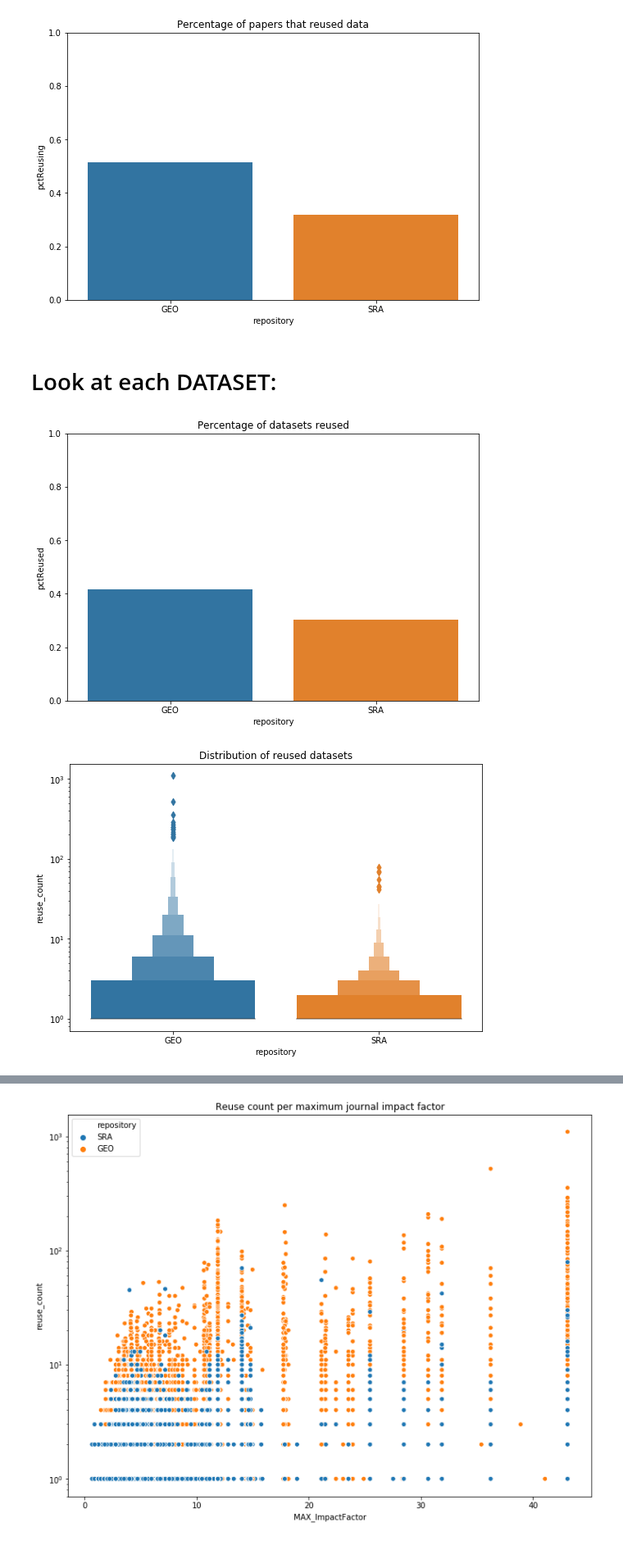
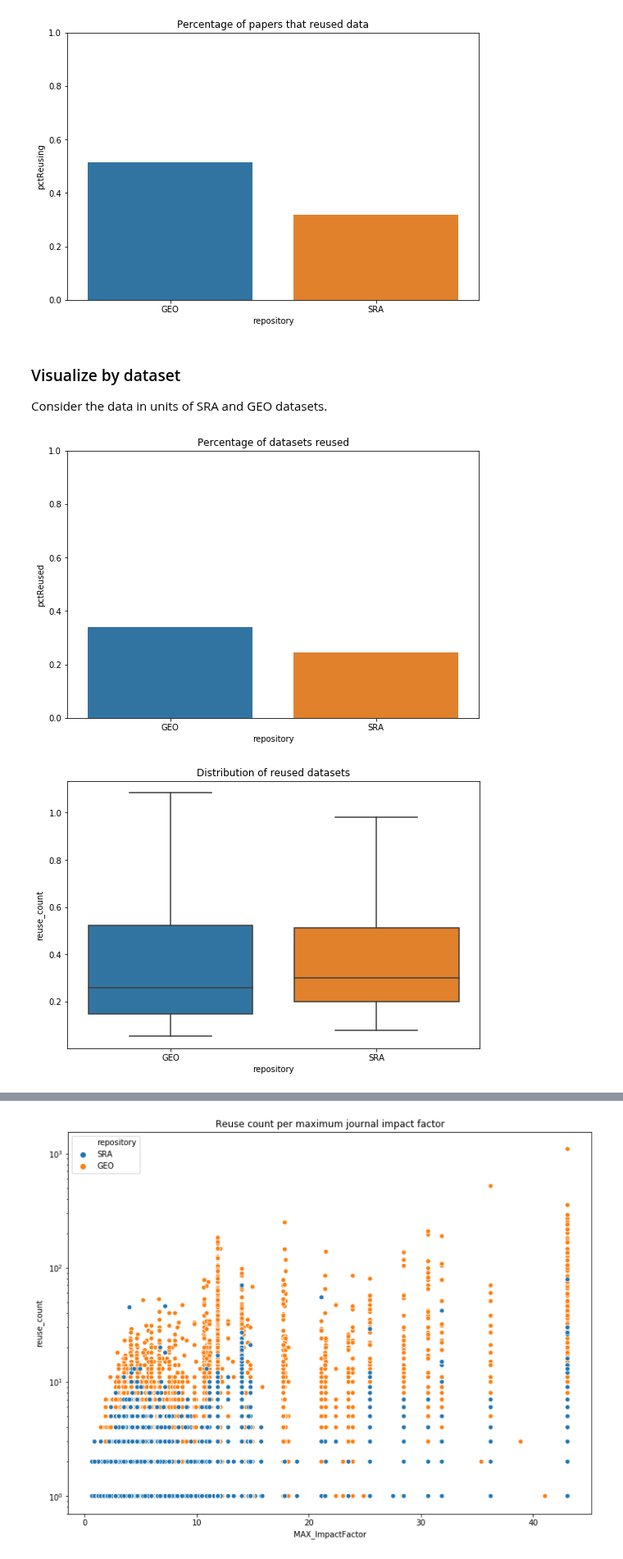
Before and after one commit to smangul1/data_reusability, a Jupyter notebook: jupyter_notebooks/visualize_data.ipynb, the cells around one changed output, grey strips where cells are left out. Shown at 82% size. Saved outputs shown, nothing was run; the diff lists cells and outputs as text; code cells hidden in the pictures.

```diff
--- a/jupyter_notebooks/visualize_data.ipynb
+++ b/jupyter_notebooks/visualize_data.ipynb
@@ -259,17 +266,19 @@ plt.title(title)
 plt.show()
 # %% [output]
 [figure]
-# %% [markdown]
-# Look at each DATASET:
+# %% [markdown]
+### Visualize by dataset
+
+Consider the data in units of SRA and GEO datasets.
 # %%
 # how many times is each dataset used?
 # take the slice we need from mm
-accs = mm[['converted_accession', 'repository', 'total_use_count']].drop_duplicates()
-accs['reuse_count'] = accs['total_use_count'] - 1
+accs = mm[['converted_accession', 'repository', 'reuse_count', 'time_public']].drop_duplicates()
+# accs['reuse_count'] = accs['total_use_count'] - 1
 # accs
 # %%
 # what percentage of datasets are used more than once (re-used at least once)?
-accs['wasReused'] = accs['reuse_count'] >= 1
+accs['wasReused'] = accs['reuse_count'] * accs['time_public'] >= 1
 accsPcts = accs.groupby('repository', as_index = False).agg({'wasReused':'mean'})
 accsPcts = accsPcts.rename(columns = {'wasReused':'pctReused'})
 # accsPcts
@@ -282,22 +291,22 @@ title = "Percentage of datasets reused"
 ax.set_title(title)
 plt.show()
 # %% [output]
-[figure, old version]
+[figure, new version]
 # %%
 # plot distribution of use for each unique dataset, first using a boxplot
 # each point is a dataset
 
 # remove datasets not reused at all
 accs_filt = accs.loc[accs['reuse_count'] > 0, :]
 
 fig, ax = plt.subplots(figsize=fig_dims)
-datasets_box = sns.boxenplot(data = accs_filt, x = 'repository', y = 'reuse_count', ax = ax)
-datasets_box.set(yscale = 'log')
+datasets_box = sns.boxplot(data = accs_filt, x = 'repository', y = 'reuse_count', showfliers = False, ax = ax)
+# datasets_box.set(yscale = 'log')
 title = "Distribution of reused datasets"
 ax.set_title(title)
 plt.show()
 # %% [output]
-[figure, old version]
+[figure, new version]
 # %%
 # # visualize reuse distribution with a strip plot (jitter plot)
 # fig, ax = plt.subplots(figsize=fig_dims)
```
Also changed, not shown: parts of 15 cells of this notebook, 4 other files.
